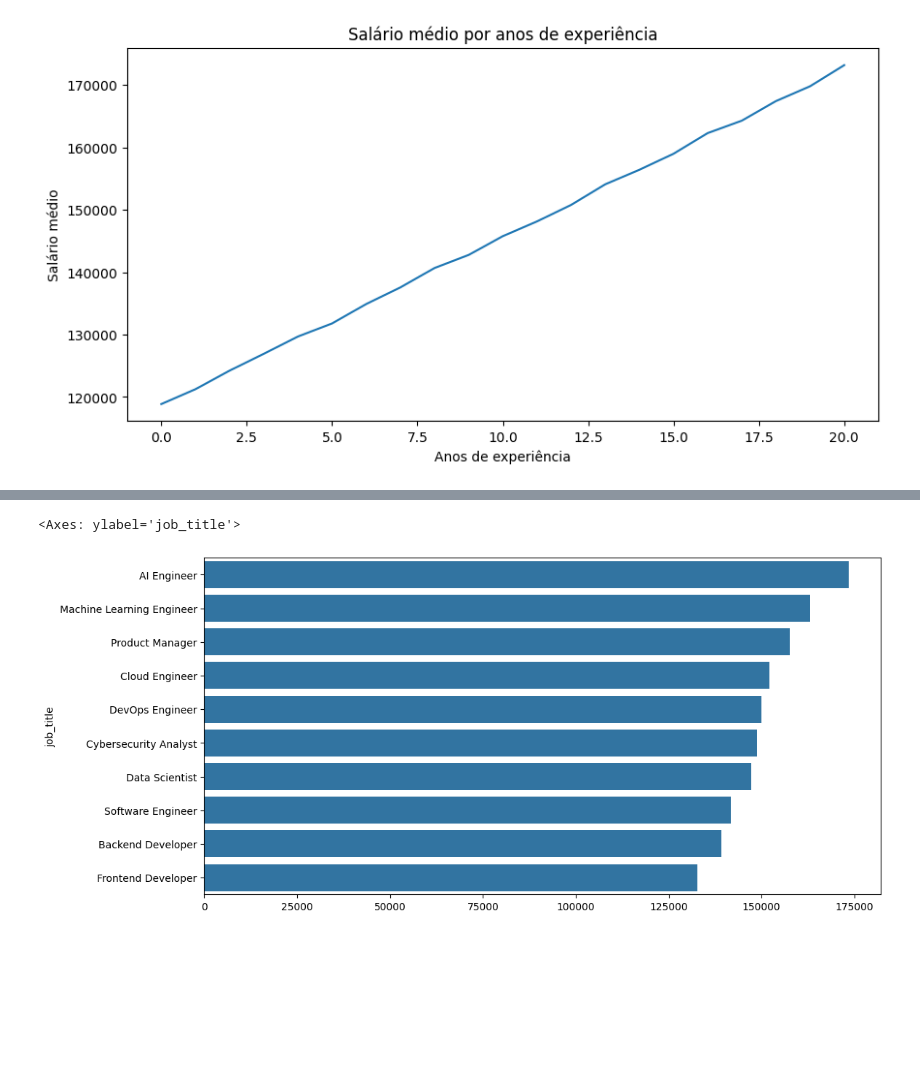
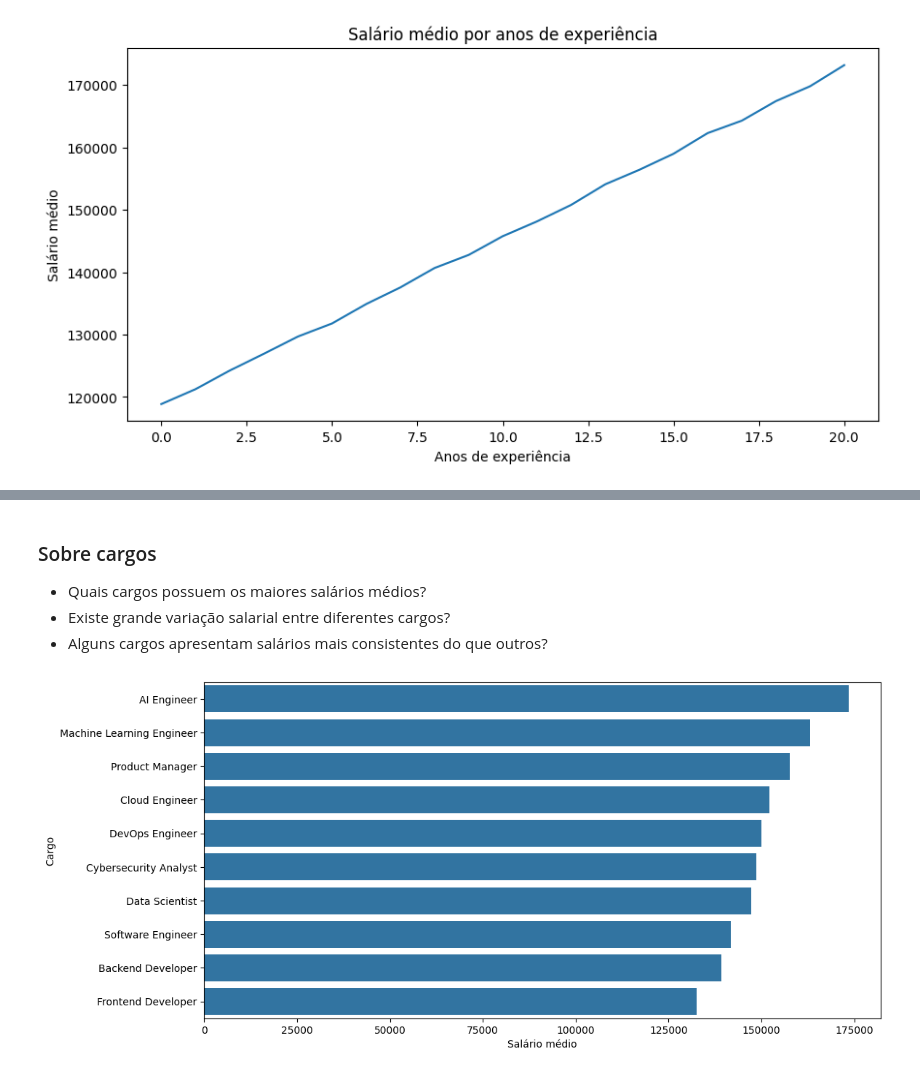
Before and after one commit to decknho/Data-Science, a Jupyter notebook: Semantix.ipynb, the cells around one changed output, grey strips where cells are left out. Cells and saved outputs as stored; diff of their text form; code cells hidden in the pictures; blank space fills up the shorter version.

```diff
--- a/Semantix.ipynb
+++ b/Semantix.ipynb
@@ -260,8 +232,15 @@ Name: salary, dtype: float64
+# %% [markdown]
+### Sobre cargos
+- Quais cargos possuem os maiores salários médios?
+- Existe grande variação salarial entre diferentes cargos?
+- Alguns cargos apresentam salários mais consistentes do que outros?
 # %%
-salary_by_job_title = df.groupby("job_title")["salary"].mean().sort_values(ascending=False).head(10)
+salario_cargo = df.groupby("job_title")["salary"].mean().sort_values(ascending=False).head(10)
 
 plt.figure(figsize=(12,6))
-sns.barplot(x=salary_by_job_title.values, y=salary_by_job_title.index)
+sns.barplot(x=salario_cargo.values, y=salario_cargo.index)
+plt.ylabel("Cargo")
+plt.xlabel("Salário médio")
+plt.show()
 # %% [output]
-<Axes: ylabel='job_title'>
-[figure, old version]
+[figure, new version]
```
Also changed, not shown: parts of 63 cells of this notebook.
